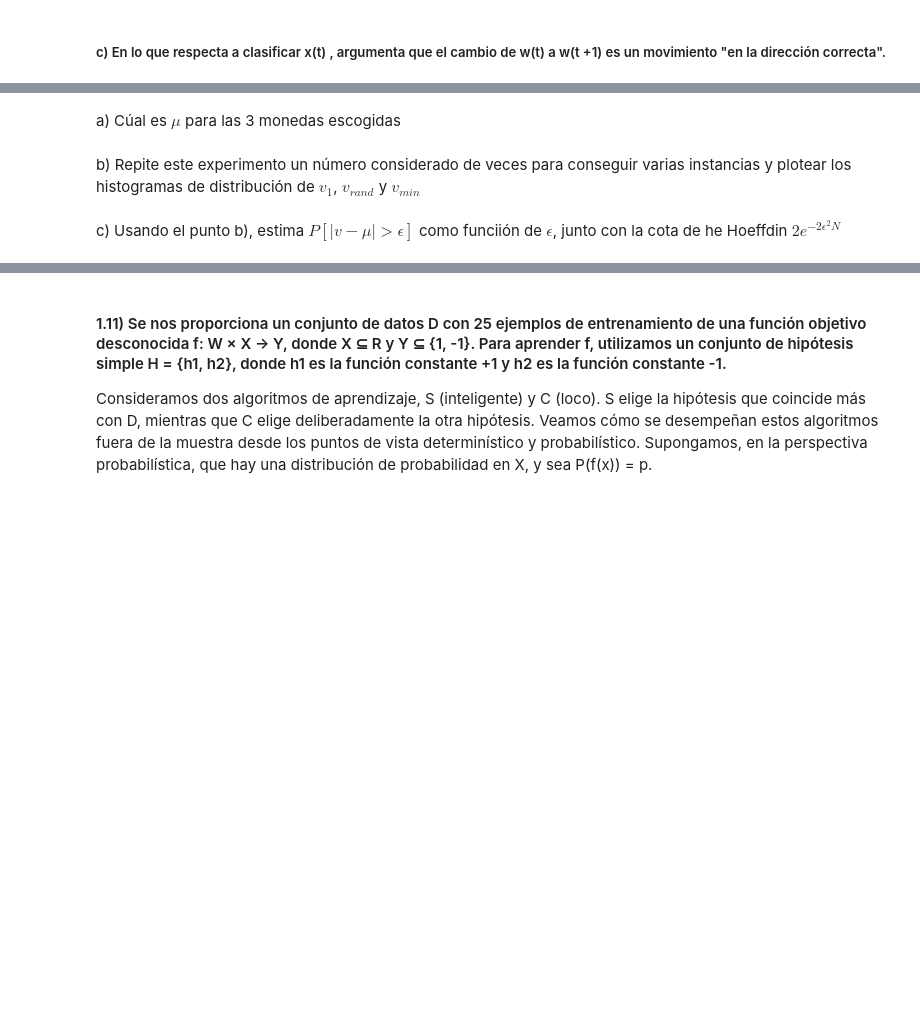
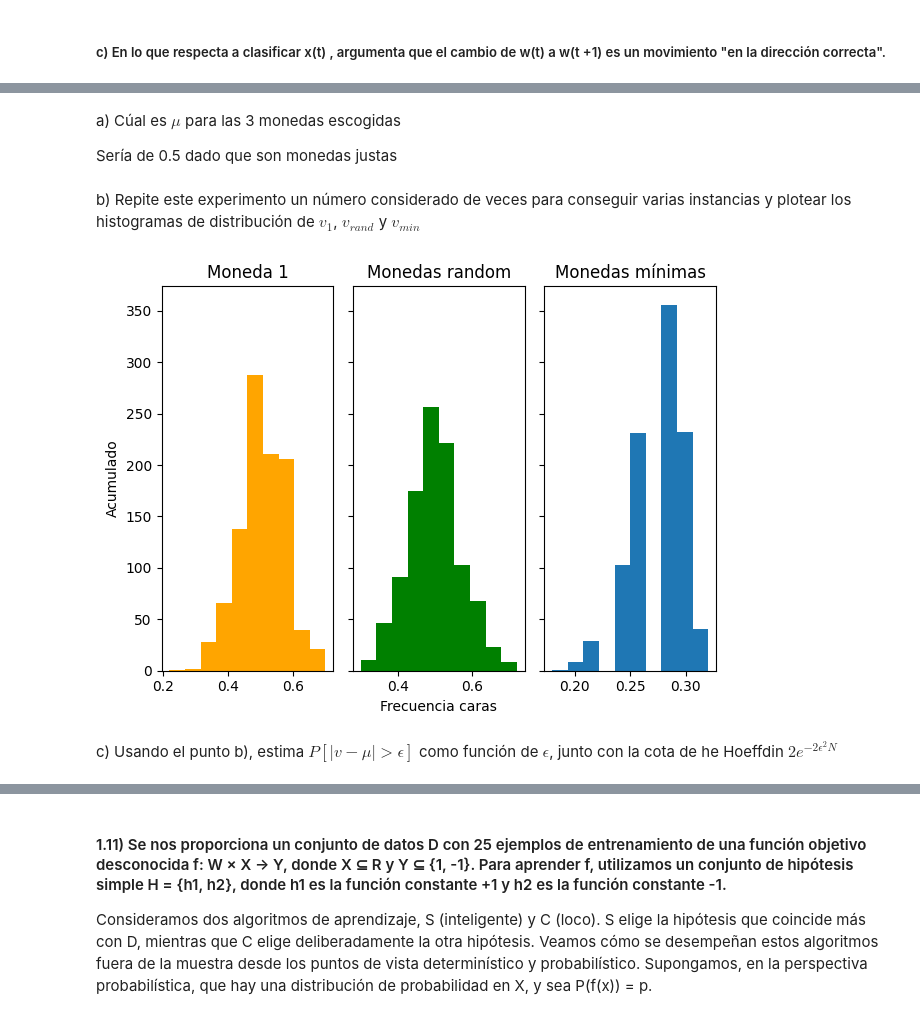
Before and after one commit to paulinacastillov/Ejercicios-Teoricos-ML-, a Jupyter notebook: Problemas_teoricos.ipynb, the cells around one changed output, grey strips where cells are left out. Saved outputs shown, nothing was run; the diff lists cells and outputs as text; code cells hidden in the pictures; blank space fills up the shorter version.

```diff
--- a/Problemas_teoricos.ipynb
+++ b/Problemas_teoricos.ipynb
@@ -61,0 +99,5 @@ $$
+# %%
+
+numero_monedas = 1000
+numero_lanzamientos = 50
+frecuencia_caras = frecuencia_monedas(numero_monedas, numero_lanzamientos)
@@ -62,6 +113,48 @@ $$
 # %% [markdown]
 a) Cúal es $\mu$ para las 3 monedas escogidas
+
+Sería de 0.5 dado que son monedas justas
 # %% [markdown]
 b) Repite este experimento un número considerado de veces para conseguir varias instancias y plotear  los histogramas de distribución de  $v_1$, $v_{rand}$ y $v_{min}$
+# %%
+datos_v_1 = [v_1]
+datos_v_rand = [v_rand]
+datos_v_min = [v_min]
+# %%
+repeticiones = 10**3
+
+for vez in range(repeticiones):
+    frecuencia_caras = frecuencia_monedas(numero_monedas, numero_lanzamientos)
+
+    c_rand = np.random.choice(numero_monedas)
+    v_rand = frecuencia_caras[c_rand]
+
+    v_1 = frecuencia_caras[c_1]
+
+    c_min = np.argmin(frecuencia_caras)
+    v_min = frecuencia_caras[c_min]
+
+    datos_v_1.append(v_1)
+    datos_v_rand.append(v_rand)
+    datos_v_min.append(v_min)
+# %%
+fig, axs = plt.subplots(1, 3, sharey=True, tight_layout=True)
+n_bins = 10
+
+axs[0].hist(datos_v_1, bins=n_bins, color='orange')
+axs[0].set_title('Moneda 1')
+axs[0].set_ylabel('Acumulado')
+
+axs[1].hist(datos_v_rand, bins=n_bins,color='green')
+axs[1].set_title('Monedas random')
+axs[1].set_xlabel('Frecuencia caras')
+
+axs[2].hist(datos_v_min, bins=n_bins)
+axs[2].set_title('Monedas mínimas')
+
+
+plt.show()
+# %% [output]
+[figure, added]
 # %% [markdown]
-c) Usando el punto b), estima $P[|v-\mu|>\epsilon]$ como funciión de $\epsilon$, junto con la cota de he Hoeffdin $2e^{-2\epsilon^2N}$
+c) Usando el punto b), estima $P[|v-\mu|>\epsilon]$ como función de $\epsilon$, junto con la cota de he Hoeffdin $2e^{-2\epsilon^2N}$
```
Also changed, not shown: parts of 14 cells of this notebook.
